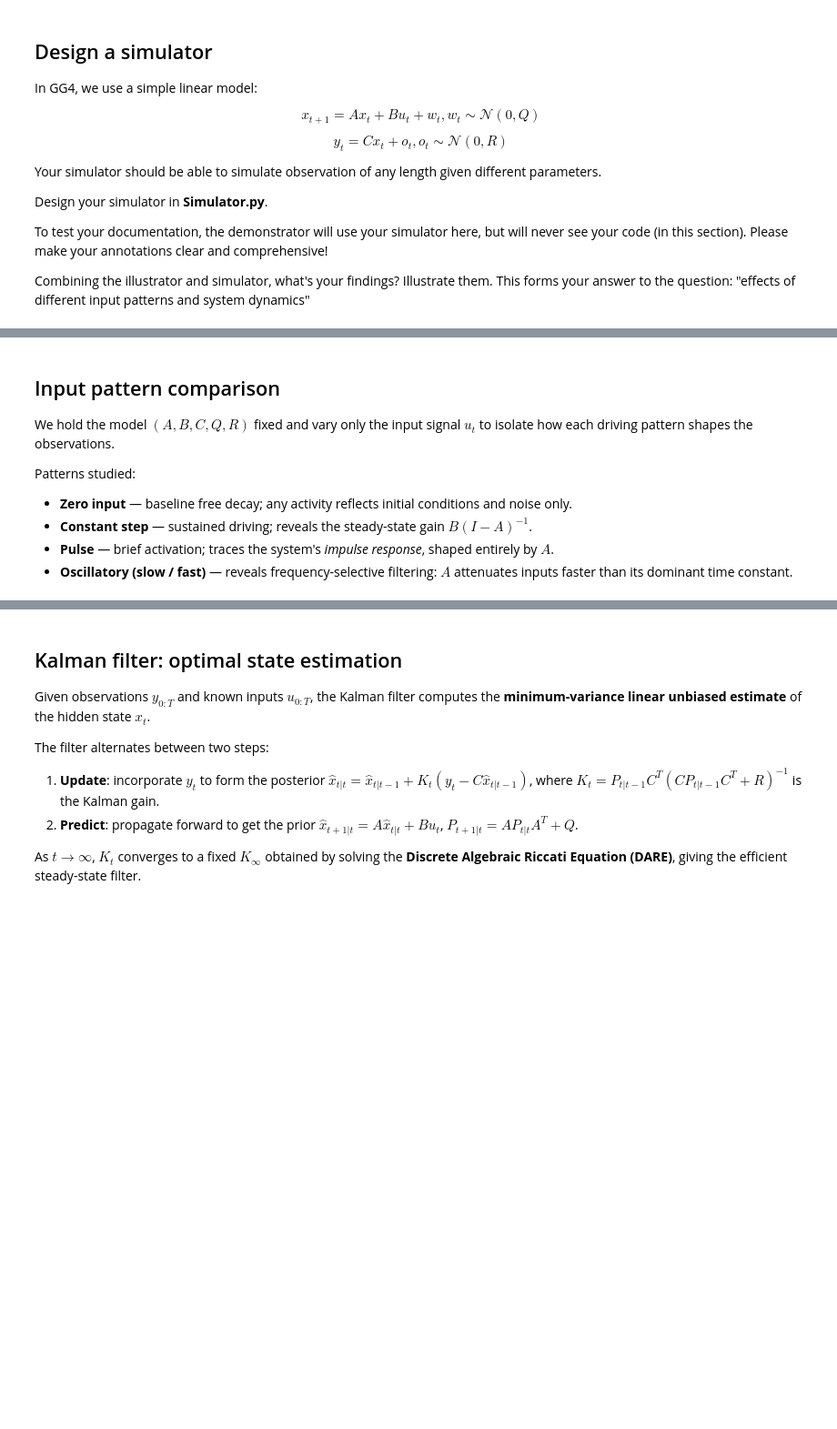
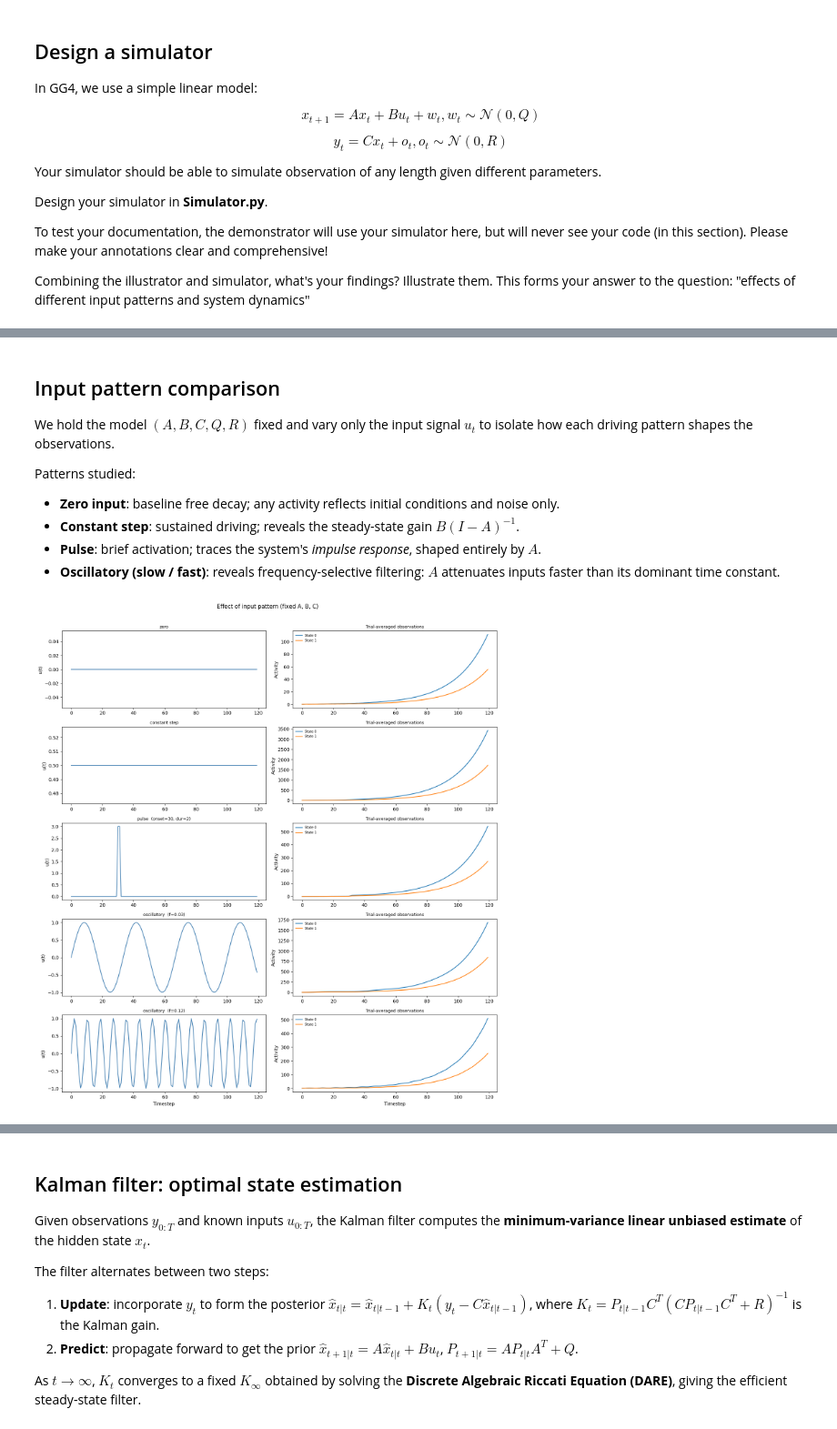
Before and after one commit to 108AM/Neural-Control-with-Adaptive-State-Estimation, a Jupyter notebook: src/week_1/week1.ipynb, the cells around one changed output, grey strips where cells are left out. Shown at 91% size. Drawn from its saved outputs; the diff is of its cells as text; code cells hidden in the pictures; blank space fills up the shorter version.

```diff
--- a/src/week_1/week1.ipynb
+++ b/src/week_1/week1.ipynb
@@ -122,10 +160,10 @@ We hold the model $(A, B, C, Q, R)$ fixed and vary only the input signal $u_t$ t
 
 Patterns studied:
 
-- **Zero input** — baseline free decay; any activity reflects initial conditions and noise only.
-- **Constant step** — sustained driving; reveals the steady-state gain $B(I-A)^{-1}$.
-- **Pulse** — brief activation; traces the system's _impulse response_, shaped entirely by $A$.
-- **Oscillatory (slow / fast)** — reveals frequency-selective filtering: $A$ attenuates inputs faster than its dominant time constant.
+- **Zero input**: baseline free decay; any activity reflects initial conditions and noise only.
+- **Constant step**: sustained driving; reveals the steady-state gain $B(I-A)^{-1}$.
+- **Pulse**: brief activation; traces the system's _impulse response_, shaped entirely by $A$.
+- **Oscillatory (slow / fast)**: reveals frequency-selective filtering: $A$ attenuates inputs faster than its dominant time constant.
 # %%
 from l4b import InputSignal
 from l4b.simulation import Simulator
@@ -147,43 +185,49 @@ ref_model = {
     "seed": 0,
 }
 
+# Each condition is constructed via InputSignal factory methods. A constant
+# step is modelled as a pulse spanning the whole horizon.
 conditions = {
     "zero": InputSignal.zero(T, input_dim),
-    "constant step": np.ones((T, input_dim)) * 0.5,
+    "constant step": InputSignal.pulse(
+        T, input_dim, onset=0, duration=T, amplitude=0.5
+    ),
     "pulse  (onset=30, dur=2)": InputSignal.pulse(
         T, input_dim, onset=30, duration=2, amplitude=3.0
     ),
     "oscillatory  (f=0.03)": InputSignal.oscillatory(T, input_dim, frequency=0.03),
     "oscillatory  (f=0.12)": InputSignal.oscillatory(T, input_dim, frequency=0.12),
 }
 
 fig, axes = plt.subplots(len(conditions), 2, figsize=(14, 3 * len(conditions)))
 
 for row, (label, u) in enumerate(conditions.items()):
     _, obs = Simulator(ref_model).run(
         initial_state=np.zeros(state_dim),
-        control_inputs=u,
+        control_inputs=np.asarray(u),
         time_steps=T,
         trials=n_trials,
     )
     mean_obs = obs.mean(axis=0)
 
     axes[row, 0].plot(np.asarray(u)[:, 0], color="steelblue")
     axes[row, 0].set_title(label, fontsize=9)
     axes[row, 0].set_ylabel("u(t)")
 
     for k in range(obs_dim):
         axes[row, 1].plot(mean_obs[:, k], label=f"State {k}")
     axes[row, 1].set_title("Trial-averaged observations", fontsize=9)
     axes[row, 1].set_ylabel("Activity")
     axes[row, 1].legend(fontsize=7, frameon=False)
 
 for ax in axes[-1]:
     ax.set_xlabel("Timestep")
 
 fig.suptitle("Effect of input pattern (fixed A, B, C)", y=1.01)
 fig.tight_layout()
 plt.show()
+# %% [output]
+[figure, added]
 # %% [markdown]
 ## Multi-channel input comparison
 
```
Also changed, not shown: parts of 16 cells of this notebook.
